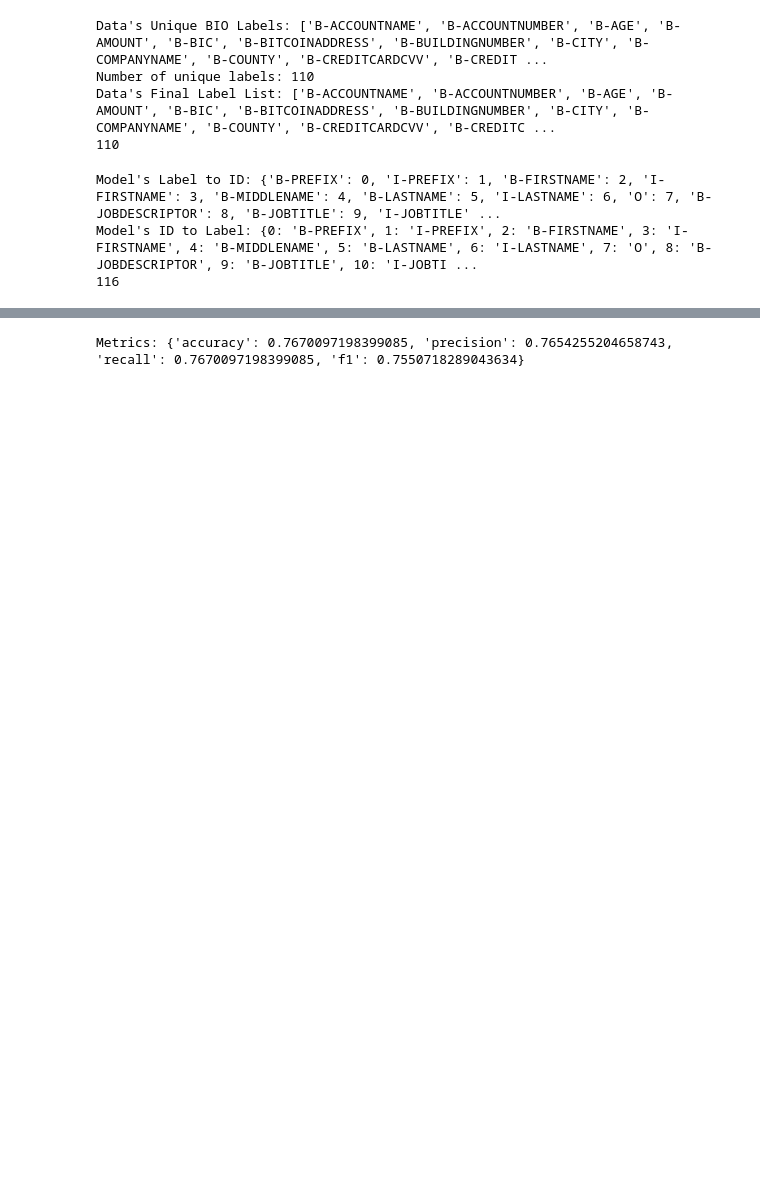
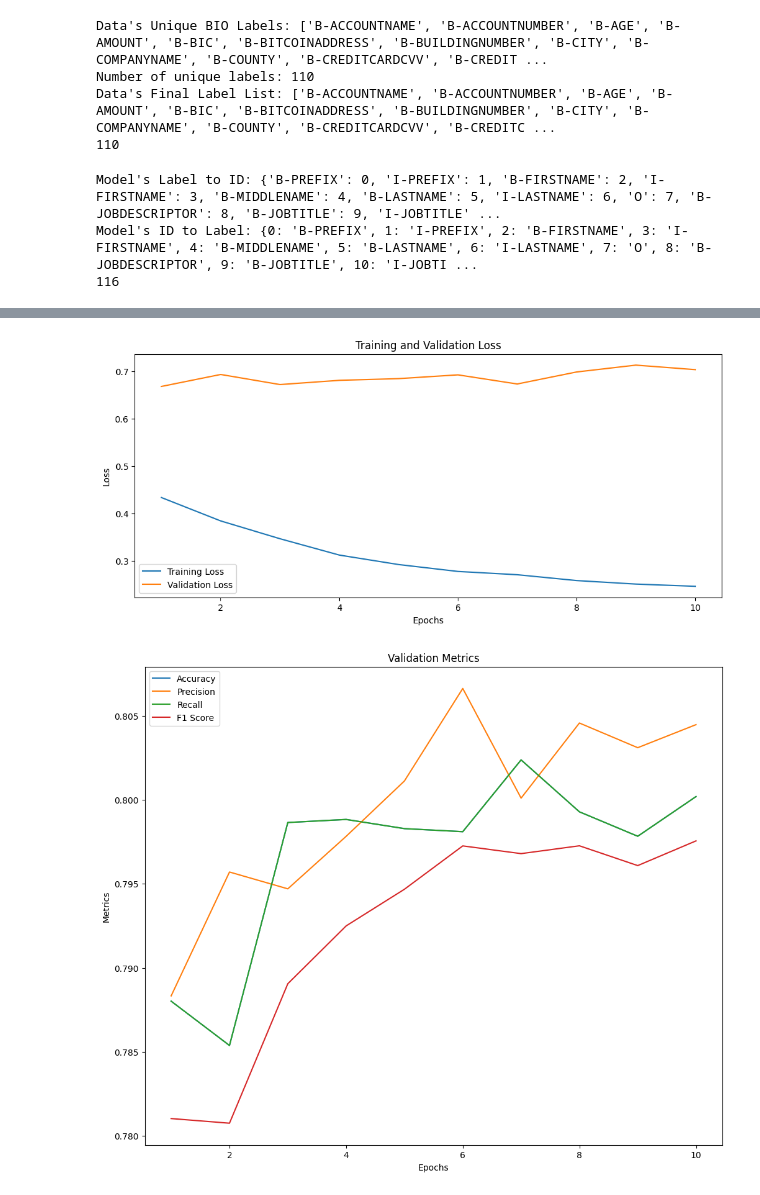
Before and after one commit to JoyChang10/Code, a Jupyter notebook: model/debertapii_metrics.ipynb, the cells around one changed output, grey strips where cells are left out. Drawn from its saved outputs; the diff is of its cells as text; code cells hidden in the pictures; blank space fills up the shorter version.

Commit message:
graph metrics and losses

```diff
--- a/model/debertapii_metrics.ipynb
+++ b/model/debertapii_metrics.ipynb
@@ -469,7 +580,37 @@ Epoch 10/10, Step 210/220, Loss: 0.5153322219848633, Avg Loss: 1.13873813657964
+# %%
+# Visualization
+import matplotlib.pyplot as plt
+
+epochs = range(1, len(train_losses) + 1)
+
+# Plot training and validation loss
+plt.figure(figsize=(12, 5))
+plt.plot(epochs, train_losses, label="Training Loss")
+plt.plot(epochs, val_losses, label="Validation Loss")
+plt.title("Training and Validation Loss")
+plt.xlabel("Epochs")
+plt.ylabel("Loss")
+plt.legend()
+plt.show()
+
+# Plot validation metrics
+plt.figure(figsize=(12, 10))
+plt.plot(epochs, val_accuracies, label="Accuracy")
+plt.plot(epochs, val_precisions, label="Precision")
+plt.plot(epochs, val_recalls, label="Recall")
+plt.plot(epochs, val_f1_scores, label="F1 Score")
+plt.title("Validation Metrics")
+plt.xlabel("Epochs")
+plt.ylabel("Metrics")
+plt.legend()
+plt.show()
+# %% [output]
+[figure, added]
+[figure, added]
 # %%
 # Inference loop using the optimized hyperparameters
 all_predictions, all_references = [], []
-model.eval()
+best_deberta.eval()
 
 with torch.no_grad():
     for batch in test_dataloader:
@@ -496,9 +637,7 @@ with torch.no_grad():
 
 # Calculate metrics
 metrics = compute_metrics(all_predictions, all_references)
-print("Metrics:", metrics)
+print("Test metrics:", metrics)
-# %% [output]
-Metrics: {'accuracy': 0.7670097198399085, 'precision': 0.7654255204658743, 'recall': 0.7670097198399085, 'f1': 0.7550718289043634}
 # %%
 print(f"all predictions: {all_predictions}")
 print(f"number of all predictions: {len(all_predictions)}")
```
Also changed, not shown: parts of 6 cells of this notebook.
